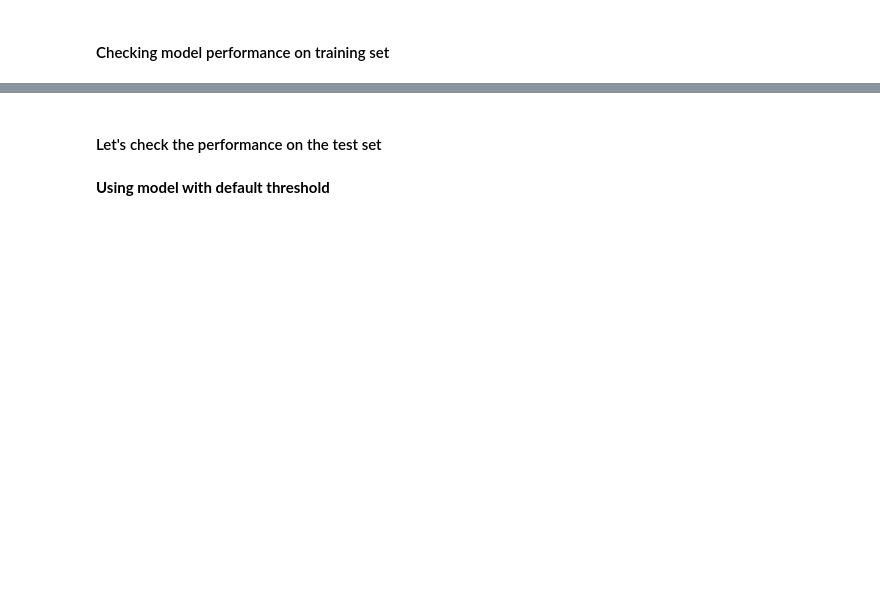
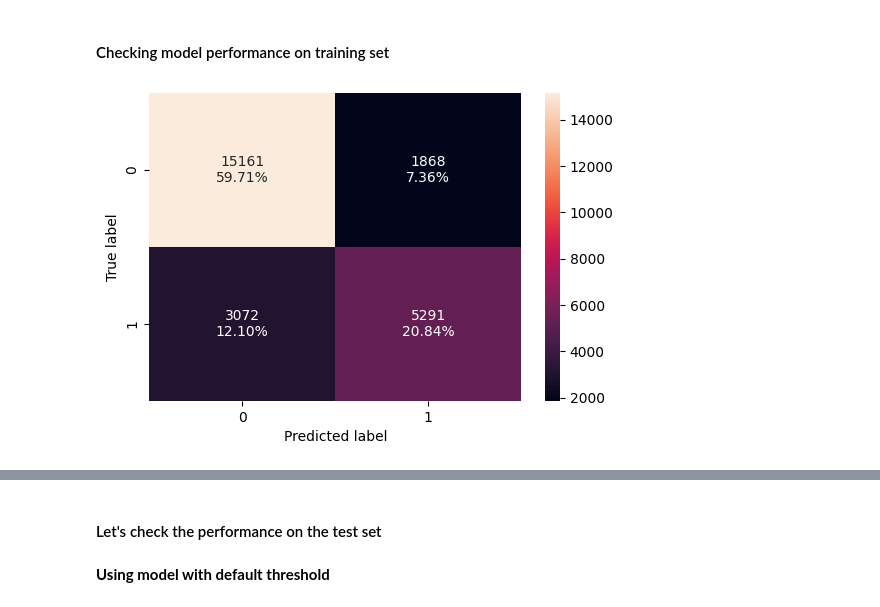
Before and after one commit to Mahal09/Python, a Jupyter notebook: Project_SLC_DSBA_INNHotels_LowCode_V3_1.ipynb, the cells around one changed output, grey strips where cells are left out. Saved outputs shown, nothing was run; the diff lists cells and outputs as text; code cells hidden in the pictures; blank space fills up the shorter version.

```diff
--- a/Project_SLC_DSBA_INNHotels_LowCode_V3_1.ipynb
+++ b/Project_SLC_DSBA_INNHotels_LowCode_V3_1.ipynb
@@ -1039,8 +1125,10 @@ optimal_threshold_curve = 0.42
 # %%
 # creating confusion matrix
 confusion_matrix_statsmodels(
-    lg1, '______________',
+    lg1,X_train1,y_train,
 ) ## Complete the code to create the confusion matrix for X_train1 and y_train with optimal_threshold_curve as threshold
+# %% [output]
+[figure, added]
 # %%
 log_reg_model_train_perf_threshold_curve = model_performance_classification_statsmodels(
     lg1, X_train1, y_train, threshold=optimal_threshold_curve
```
Also changed, not shown: parts of 27 cells of this notebook.
